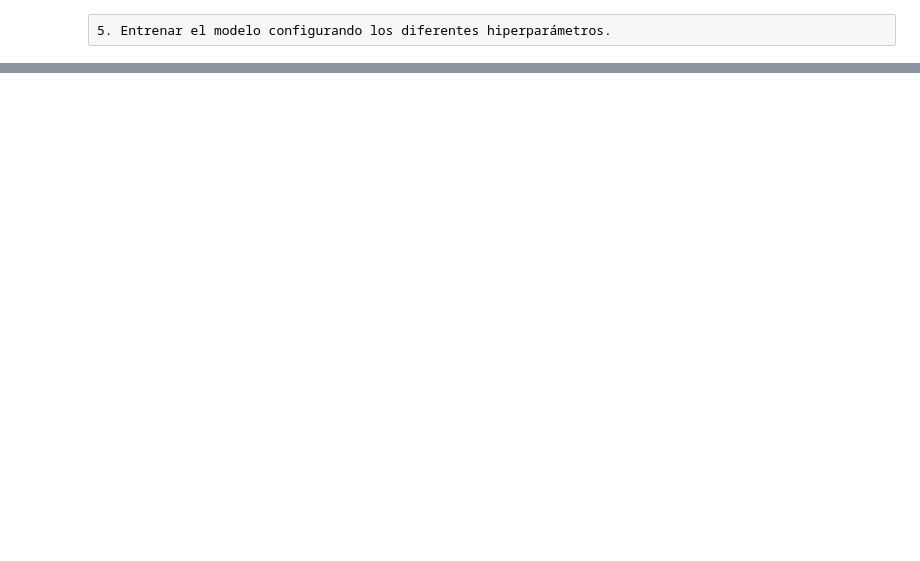
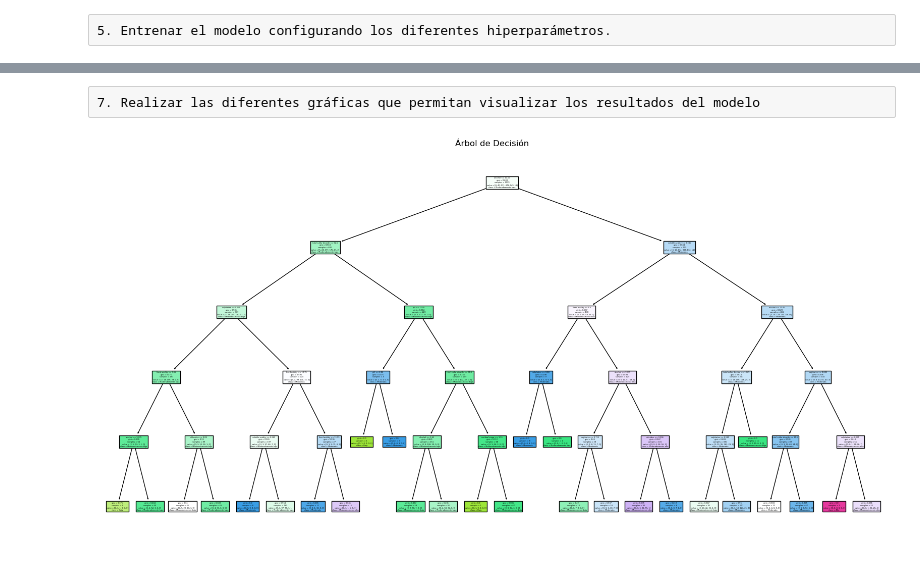
Before and after one commit to AlvaradoJ1/JuanAlvarado, a Jupyter notebook: Vino.ipynb, the cells around one changed output, grey strips where cells are left out. Drawn from its saved outputs; the diff is of its cells as text; code cells hidden in the pictures; blank space fills up the shorter version.

```diff
--- a/Vino.ipynb
+++ b/Vino.ipynb
@@ -382,0 +402,10 @@ print (predicciones)
+# %% [raw]
+7. Realizar las diferentes gráficas que permitan visualizar los resultados del modelo
+# %%
+# Visualizar el árbol de decisión
+plt.figure(figsize=(20, 10))
+plot_tree(modelo_arbol, filled=True, feature_names=X.columns, class_names=['Muy baja', 'Baja', 'Moderadamente baja', 'Moderada', 'Moderadamente alta', 'Alta', 'Muy alta', 'Excepcional'])
+plt.title('Árbol de Decisión')
+plt.show()
+# %% [output]
+[figure, added]
```
Also changed, not shown: parts of 10 cells of this notebook.
